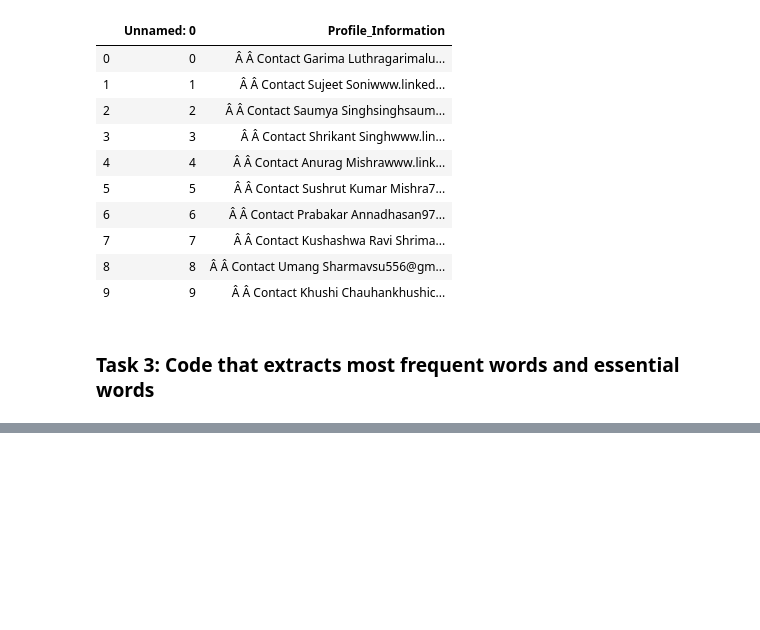
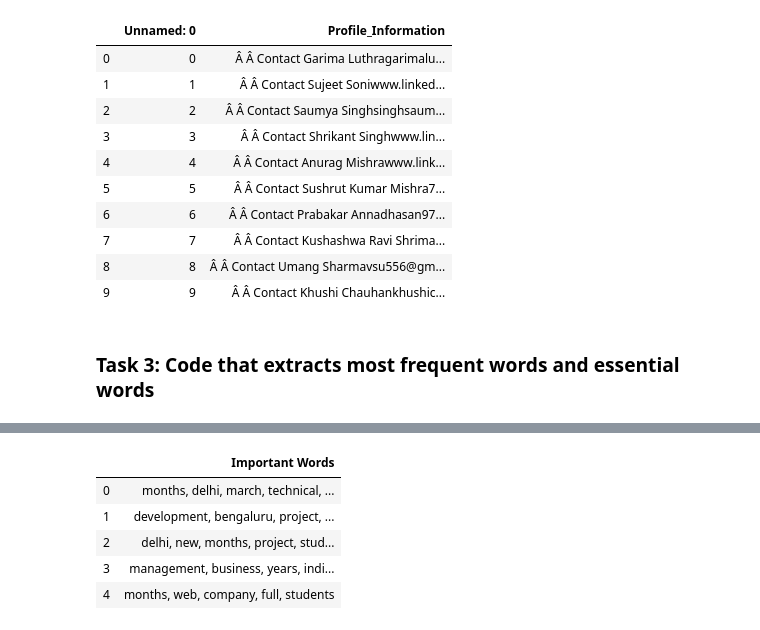
Before and after one commit to Chirag-kumar-ML/AIChamp, a Jupyter notebook: TaskCode.ipynb, the cells around one changed output, grey strips where cells are left out. Saved outputs shown, nothing was run; the diff lists cells and outputs as text; code cells hidden in the pictures; blank space fills up the shorter version.

```diff
--- a/TaskCode.ipynb
+++ b/TaskCode.ipynb
@@ -127,0 +208,10 @@ ai :  2
+# %%
+imp_words_data = pd.DataFrame(list_uniq_words,columns = ['Important Words'])
+imp_words_data.head()
+# %% [output]
+|  | Important Words |
+| 0 | months, delhi, march, technical, ... |
+| 1 | development, bengaluru, project, ... |
+| 2 | delhi, new, months, project, stud... |
+| 3 | management, business, years, indi... |
+| 4 | months, web, company, full, students |
```
Also changed, not shown: parts of 19 cells of this notebook, 56 other files.
